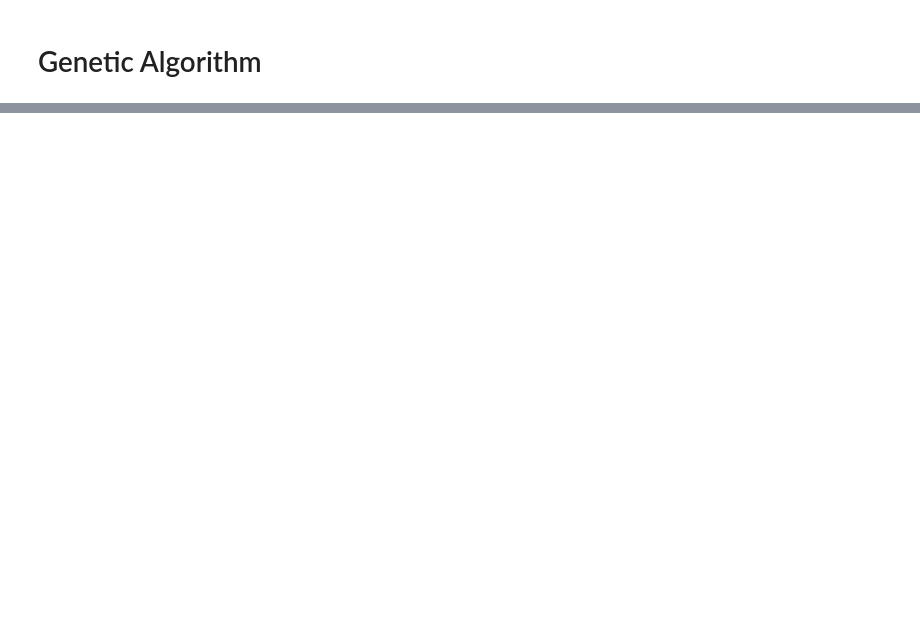
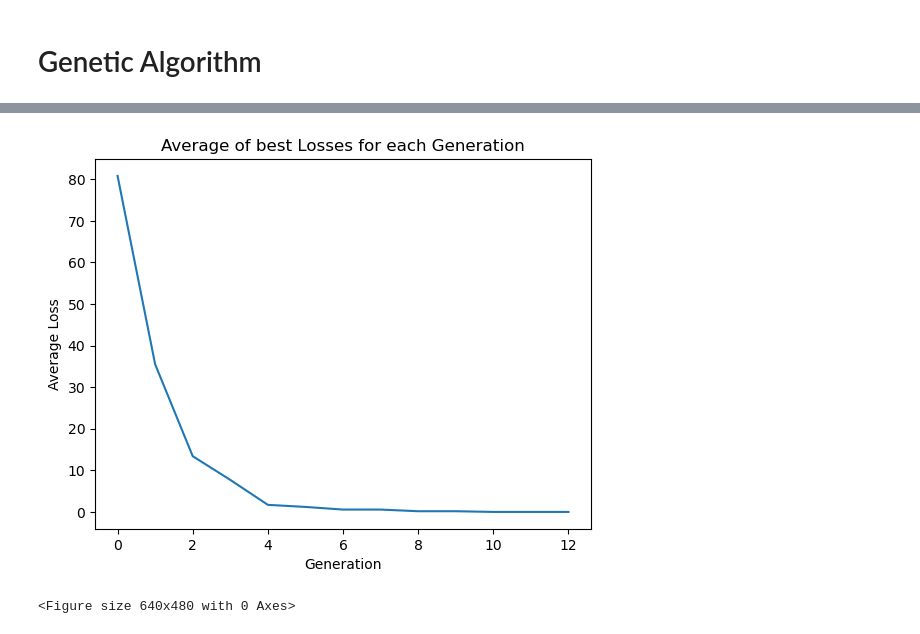
Before and after one commit to JochemBus/PA_assignment3, a Jupyter notebook: Genetic_Algorithm.ipynb, the cells around one changed output, grey strips where cells are left out. Saved outputs shown, nothing was run; the diff lists cells and outputs as text; code cells hidden in the pictures; blank space fills up the shorter version.

```diff
--- a/Genetic_Algorithm.ipynb
+++ b/Genetic_Algorithm.ipynb
@@ -21,6 +21,20 @@ with open('RUL_consultancy_predictions_A3-2.csv', newline='') as csvfile:
         # Check if row has exactly 2 columns
         if len(row) == 2:
             engine_RUL_full_consultancy[int(row[1])] = int(row[0])
+# %%
+# Initialize an empty dictionary
+engine_RUL_own_predictions = {}
+
+with open('RUL_own_predictions_A3.csv', newline='') as csvfile:
+    # Create a CSV reader object with semicolon as delimiter
+    reader = csv.reader(csvfile, delimiter=';')
+    # Skip the header row
+    next(reader)
+    # Loop over each row in the CSV
+    for row in reader:
+        # Check if row has exactly 2 columns
+        if len(row) == 2:
+            engine_RUL_own_predictions[int(row[1])] = int(row[0])
 # %%
 engine_RUL_30 = {key: value for key, value in engine_RUL_full_consultancy.items() if value <= 30}
 # %%
@@ -590,8 +606,11 @@ def additive_mutation(child):
     team_index = random.randrange(4)
     team = possible_teams[team_index]
     length_team = len(mutated_child[team])
+    if length_team == 0:
+        mutated_child[team].append(engine)
+        return mutated_child
+
     index = random.randrange(length_team)
-
     mutated_child[team].insert(index, engine)
     return mutated_child
 # %%
@@ -1166,0 +1056,44 @@ mutation_percent_genes = 10
+# %%
+from matplotlib import pyplot as plt
+
+# 2.2.3 Running the genetic algorithm with our own predictions 30 times for at most 5 minutes
+
+num_generations = None
+crossover_prob = 0.9
+mutation_prob = 0.05
+initial_population_size = 100
+elitism = 1
+length_schedule = 30
+time_limit = 300
+engine_RUL = engine_RUL_own_predictions
+stop_at_optimal = True
+
+num_runs = 30
+losses = []
+
+for i in range(num_runs):
+    best_loss_list, _ = GA_run(initial_population_size, crossover_prob,  mutation_prob, engine_RUL, elitism,  length_schedule, time_limit, num_generations, stop_at_optimal)
+    losses.append(best_loss_list)
+
+longest_generation = max(len(loss) for loss in losses)
+
+# Fill up the shorter lists (due to less generations) with zeros untill all lists are the same length
+for loss in losses:
+    while len(loss) < longest_generation:
+        loss.append(0)
+
+# Calculate the average loss for each generation
+average_losses = np.mean(losses, axis=0)
+
+# Plot the average loss for each generation
+plt.plot(average_losses)
+plt.xlabel("Generation")
+plt.ylabel("Average Loss")
+plt.title("Average of best Losses for each Generation")
+plt.show()
+
+plt_223 = "average_loss_plot_2.2.3.png"
+plt.savefig(plt_223)
+# %% [output]
+[figure, added]
+<Figure size 640x480 with 0 Axes>
```
Also changed, not shown: parts of 22 cells of this notebook, 3 other files.
